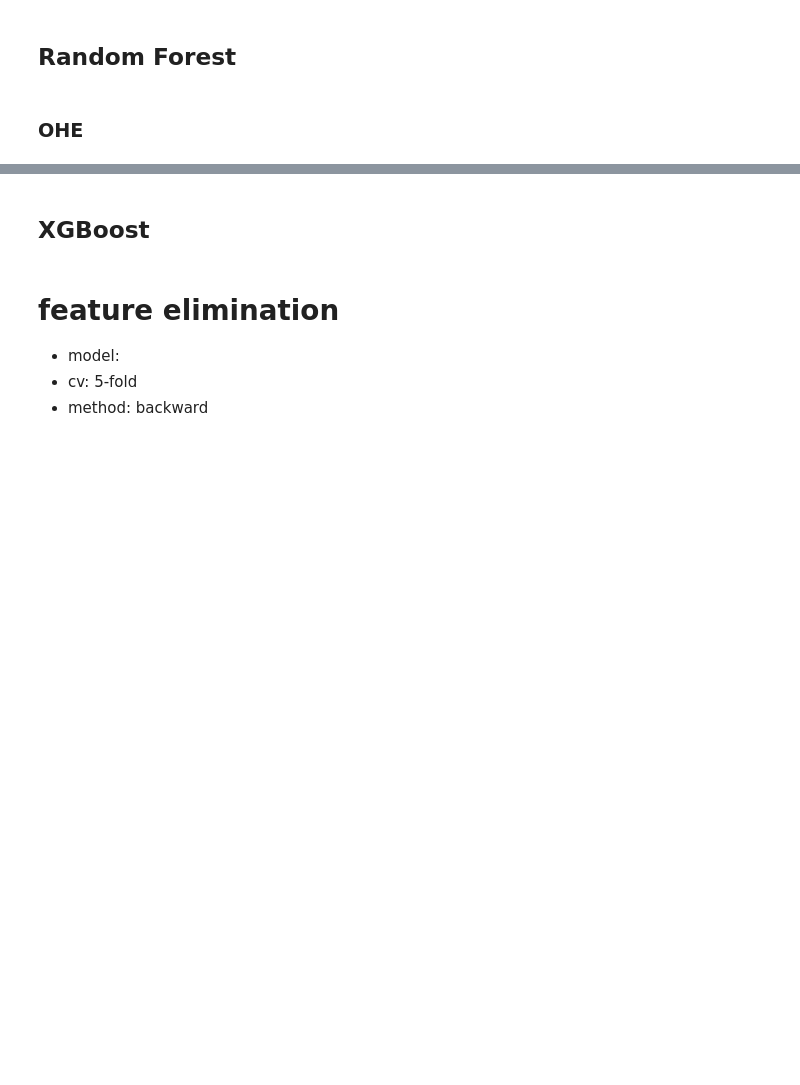
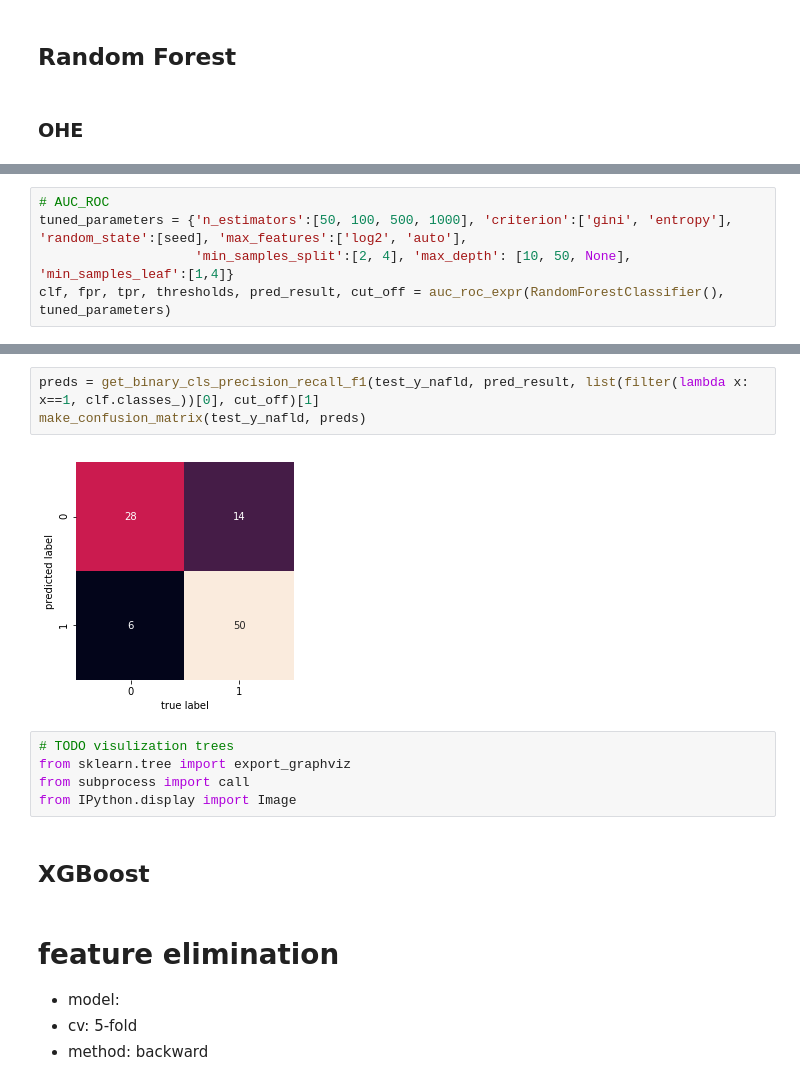
Before and after one commit to mayinghan/NAFLD, a Jupyter notebook: data_analysis.ipynb, the cells around one changed output, grey strips where cells are left out. Drawn from its saved outputs; the diff is of its cells as text; blank space fills up the shorter version.

```diff
--- a/data_analysis.ipynb
+++ b/data_analysis.ipynb
@@ -262,0 +225,5 @@ cv_res, np.average(cv_res)
+# %%
+# AUC_ROC
+tuned_parameters = {'n_estimators':[50, 100, 500, 1000], 'criterion':['gini', 'entropy'], 'random_state':[seed], 'max_features':['log2', 'auto'],
+                    'min_samples_split':[2, 4], 'max_depth': [10, 50, None], 'min_samples_leaf':[1,4]}
+clf, fpr, tpr, thresholds, pred_result, cut_off = auc_roc_expr(RandomForestClassifier(), tuned_parameters)
@@ -266,5 +255,15 @@ get_binary_cls_precision_recall_f1(test_y_nafld, pred_result, list(filter(lambda
 # %% [output]
 (0.8928571428571429, 0.78125, 0.8333333333333334)
+# %%
+preds = get_binary_cls_precision_recall_f1(test_y_nafld, pred_result, list(filter(lambda x: x==1, clf.classes_))[0], cut_off)[1]
+make_confusion_matrix(test_y_nafld, preds)
+# %% [output]
+[figure, added]
+# %%
+# TODO visulization trees
+from sklearn.tree import export_graphviz
+from subprocess import call
+from IPython.display import Image
 # %% [markdown]
 ## XGBoost
 # %% [markdown]
```
Also changed, not shown: parts of 18 cells of this notebook.
